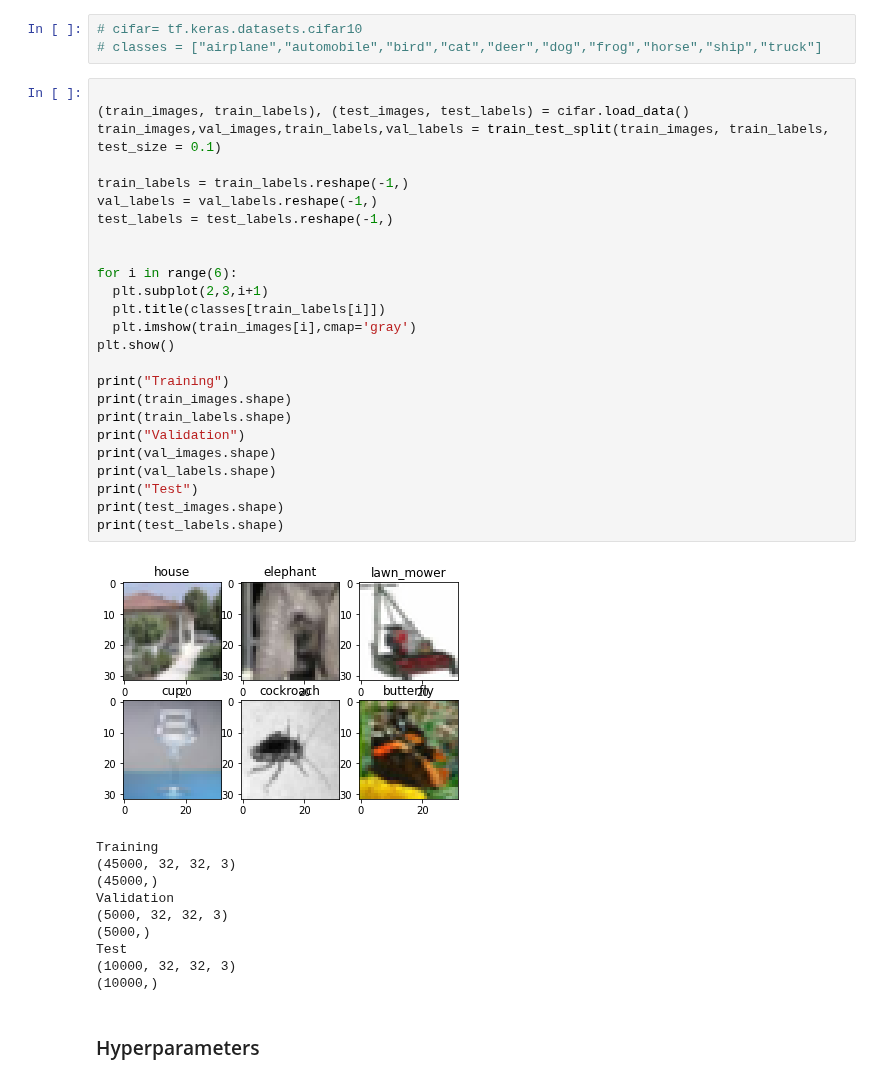
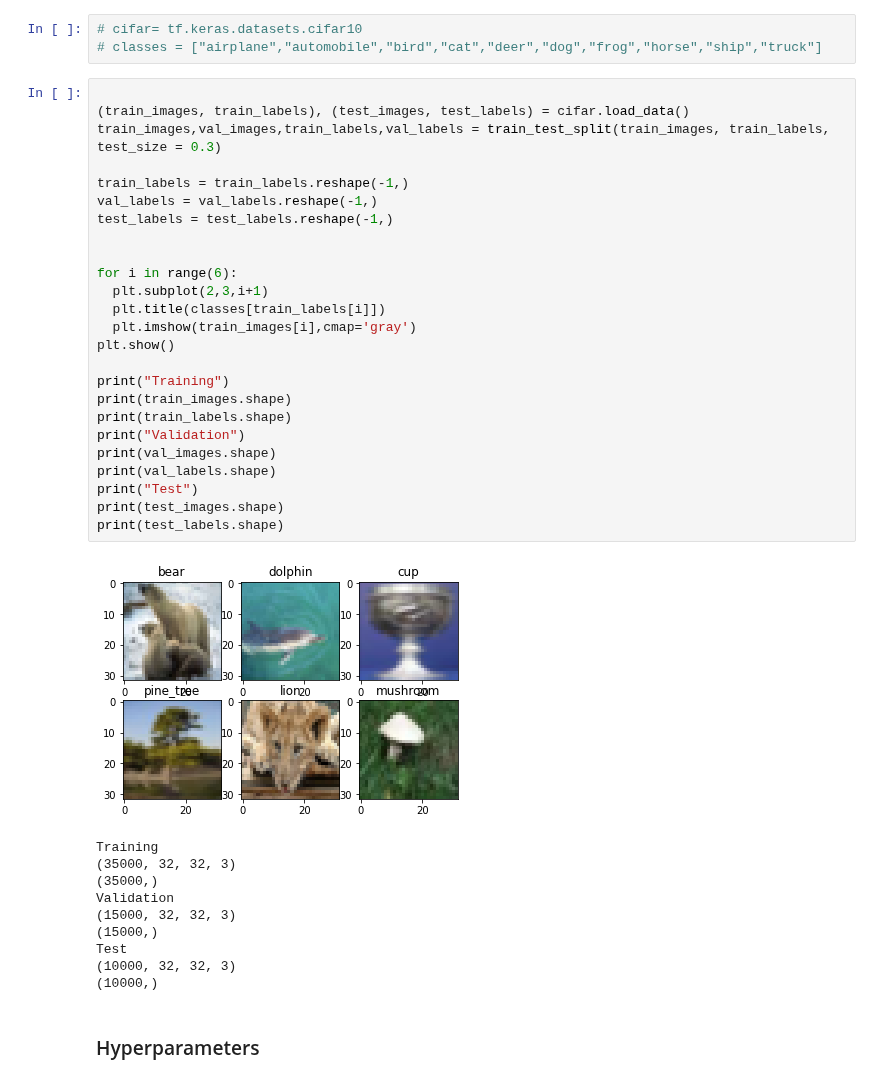
Before and after one commit to koulumang/CSU-CS510, a Jupyter notebook: CIFAR-10-100/Part-4-VGG16.ipynb, the cells around one changed output. Saved outputs shown, nothing was run; the diff lists cells and outputs as text.

```diff
--- a/CIFAR-10-100/Part-4-VGG16.ipynb
+++ b/CIFAR-10-100/Part-4-VGG16.ipynb
@@ -37,36 +40,36 @@ classes = [ "apple", "aquarium_fish", "baby", "bear", "beaver", "bed", "bee", "b
 # %%
 
 (train_images, train_labels), (test_images, test_labels) = cifar.load_data()
-train_images,val_images,train_labels,val_labels = train_test_split(train_images, train_labels, test_size = 0.1)
+train_images,val_images,train_labels,val_labels = train_test_split(train_images, train_labels, test_size = 0.3)
 
 train_labels = train_labels.reshape(-1,)
 val_labels = val_labels.reshape(-1,)
 test_labels = test_labels.reshape(-1,)
 
 
 for i in range(6):
   plt.subplot(2,3,i+1)
   plt.title(classes[train_labels[i]])
   plt.imshow(train_images[i],cmap='gray')
 plt.show()
 
 print("Training")
 print(train_images.shape)
 print(train_labels.shape)
 print("Validation")
 print(val_images.shape)
 print(val_labels.shape)
 print("Test")
 print(test_images.shape)
 print(test_labels.shape)
 # %% [output]
-[figure, old version]
+[figure, new version]
 Training
-(45000, 32, 32, 3)
-(45000,)
+(35000, 32, 32, 3)
+(35000,)
 Validation
-(5000, 32, 32, 3)
-(5000,)
+(15000, 32, 32, 3)
+(15000,)
 Test
 (10000, 32, 32, 3)
 (10000,)
```
Also changed, not shown: parts of 8 cells of this notebook.
